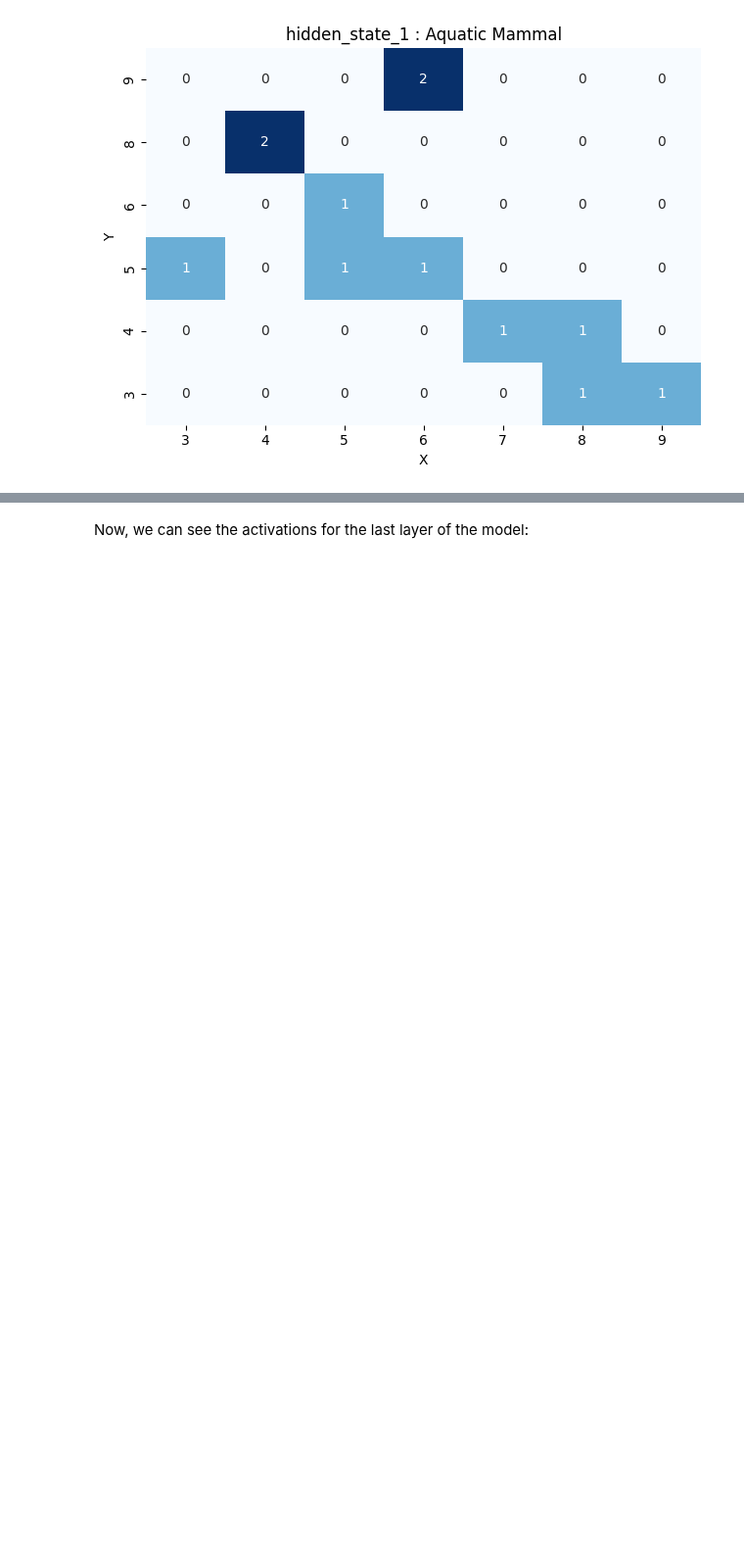
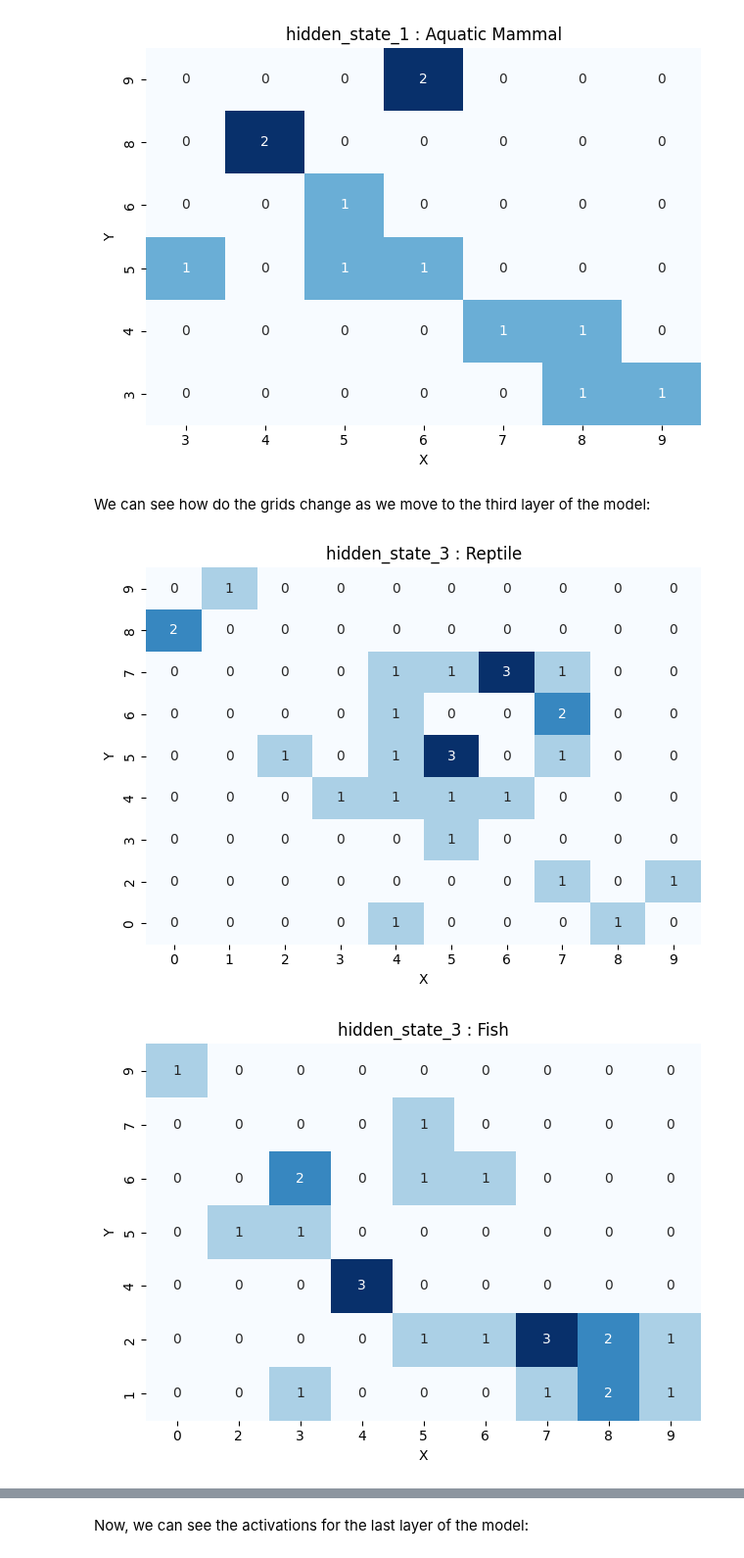
Before and after one commit to explic-ai/LLM-MRI, a Jupyter notebook: examples/Animals.ipynb, the cells around one changed output, grey strips where cells are left out. Shown at 98% size. Cells and saved outputs as stored; diff of their text form; code cells hidden in the pictures; blank space fills up the shorter version.

```diff
--- a/examples/Animals.ipynb
+++ b/examples/Animals.ipynb
@@ -82,3 +77,10 @@ see_layer_activation(1)
 [figure]
 [figure]
 [figure]
+# %% [markdown]
+We can see how do the grids change as we move to the third layer of the model:
+# %%
+see_layer_activation(3)
+# %% [output]
+[figure, added]
+[figure, added]
```
Also changed, not shown: parts of 2 cells of this notebook, 5 other files.
